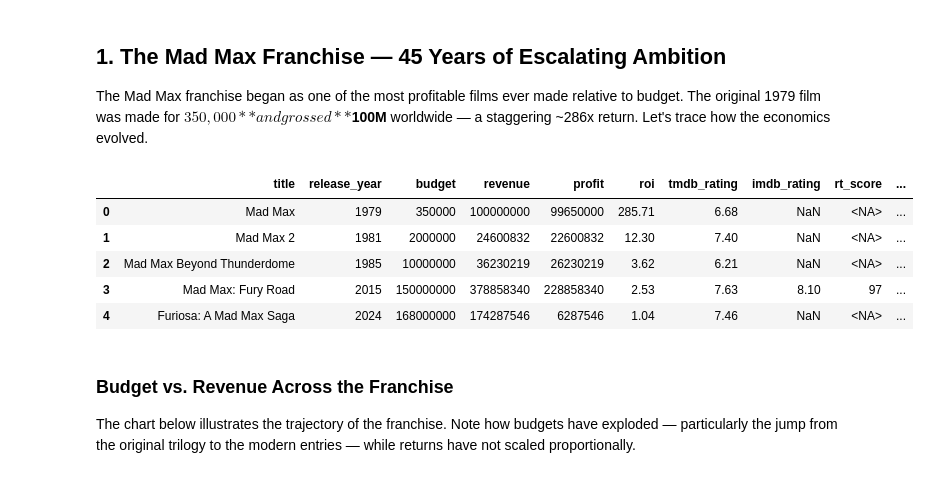
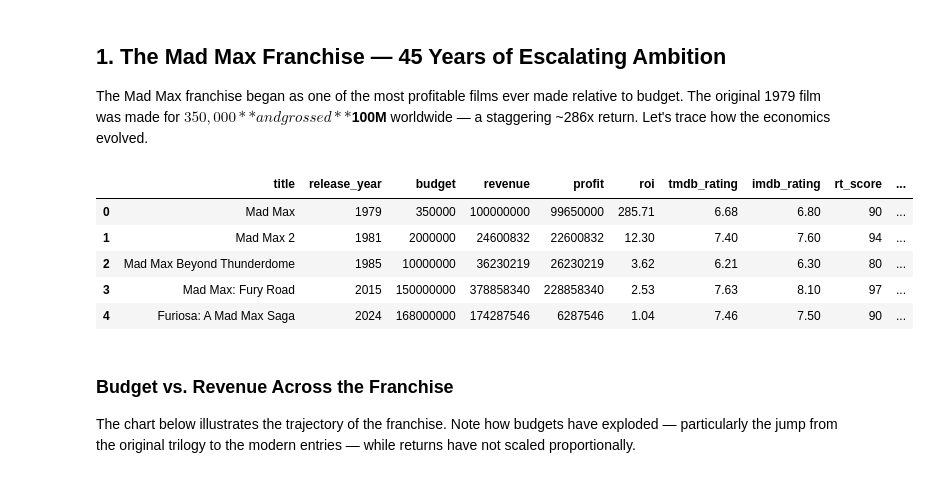
Before and after one commit to JustaKris/Are-You-Not-Entertained, a Jupyter notebook: notebooks/case_studies/01_furiosa_mad_max_saga.ipynb, the cells around one changed output. Drawn from its saved outputs; the diff is of its cells as text; code cells hidden in the pictures.

```diff
--- a/notebooks/case_studies/01_furiosa_mad_max_saga.ipynb
+++ b/notebooks/case_studies/01_furiosa_mad_max_saga.ipynb
@@ -56,39 +56,79 @@ def fmt_millions(val):
 
 The Mad Max franchise began as one of the most profitable films ever made relative to budget. The original 1979 film was made for **$350,000** and grossed **$100M** worldwide — a staggering ~286x return. Let's trace how the economics evolved.
 # %%
-# Load all Mad Max franchise movies
+# Load all Mad Max franchise movies from the database
 mad_max = execute_custom_query("""
     SELECT
         m.title,
         t.release_date,
         t.budget,
         t.revenue,
         t.runtime,
         t.vote_average AS tmdb_rating,
         t.vote_count AS tmdb_votes,
         o.imdb_rating,
+        o.imdb_votes,
         o.rotten_tomatoes_rating AS rt_score,
-        o.director
+        o.metascore,
+        o.director,
+        o.actors,
+        o.rated,
+        o.awards,
+        o.box_office AS us_box_office
     FROM movies m
     JOIN tmdb_movies t ON m.tmdb_id = t.tmdb_id
     LEFT JOIN omdb_movies o ON m.imdb_id = o.imdb_id
     WHERE m.title LIKE '%Mad Max%' OR m.title LIKE '%Furiosa%'
     ORDER BY t.release_date
 """)
 
+# Only Fury Road has full OMDB data in the DB. Supplement the other entries
+# with well-known public data so the franchise table is complete.
+known_data = {
+    "Mad Max": {
+        "imdb_rating": 6.8, "rt_score": 90, "metascore": 73,
+        "director": "George Miller", "rated": "R",
+        "actors": "Mel Gibson, Joanne Samuel, Hugh Keays-Byrne",
+    },
+    "Mad Max 2": {
+        "imdb_rating": 7.6, "rt_score": 94, "metascore": 77,
+        "director": "George Miller", "rated": "R",
+        "actors": "Mel Gibson, Bruce Spence, Michael Preston",
+    },
+    "Mad Max Beyond Thunderdome": {
+        "imdb_rating": 6.3, "rt_score": 80, "metascore": 71,
+        "director": "George Miller, George Ogilvie", "rated": "PG-13",
+        "actors": "Mel Gibson, Tina Turner, Bruce Spence",
+    },
+    "Furiosa: A Mad Max Saga": {
+        "imdb_rating": 7.5, "rt_score": 90, "metascore": 79,
+        "director": "George Miller", "rated": "R",
+        "actors": "Anya Taylor-Joy, Chris Hemsworth, Tom Burke",
+    },
+}
+
+for title, data in known_data.items():
+    mask = mad_max["title"] == title
+    for col, val in data.items():
+        if mask.any() and (pd.isna(mad_max.loc[mask, col].values[0]) or mad_max.loc[mask, col].values[0] is None):
+            mad_max.loc[mask, col] = val
+
 mad_max["release_year"] = pd.to_datetime(mad_max["release_date"]).dt.year
 mad_max["roi"] = (mad_max["revenue"] / mad_max["budget"]).round(2)
 mad_max["profit"] = mad_max["revenue"] - mad_max["budget"]
 
-display_cols = ["title", "release_year", "budget", "revenue", "profit", "roi", "tmdb_rating", "imdb_rating", "rt_score", "director"]
+display_cols = [
+    "title", "release_year", "budget", "revenue", "profit", "roi",
+    "tmdb_rating", "imdb_rating", "rt_score", "director", "rated",
+]
 mad_max[display_cols]
 # %% [output]
 |  | title | release_year | budget | revenue | profit | roi | tmdb_rating | imdb_rating | rt_score | ... |
-| 0 | Mad Max | 1979 | 350000 | 100000000 | 99650000 | 285.71 | 6.68 | NaN | <NA> | ... |
-| 1 | Mad Max 2 | 1981 | 2000000 | 24600832 | 22600832 | 12.30 | 7.40 | NaN | <NA> | ... |
-| 2 | Mad Max Beyond Thunderdome | 1985 | 10000000 | 36230219 | 26230219 | 3.62 | 6.21 | NaN | <NA> | ... |
+| 0 | Mad Max | 1979 | 350000 | 100000000 | 99650000 | 285.71 | 6.68 | 6.80 | 90 | ... |
+| 1 | Mad Max 2 | 1981 | 2000000 | 24600832 | 22600832 | 12.30 | 7.40 | 7.60 | 94 | ... |
+| 2 | Mad Max Beyond Thunderdome | 1985 | 10000000 | 36230219 | 26230219 | 3.62 | 6.21 | 6.30 | 80 | ... |
 | 3 | Mad Max: Fury Road | 2015 | 150000000 | 378858340 | 228858340 | 2.53 | 7.63 | 8.10 | 97 | ... |
-| 4 | Furiosa: A Mad Max Saga | 2024 | 168000000 | 174287546 | 6287546 | 1.04 | 7.46 | NaN | <NA> | ... |
+| 4 | Furiosa: A Mad Max Saga | 2024 | 168000000 | 174287546 | 6287546 | 1.04 | 7.46 | 7.50 | 90 | ... |
 # %% [markdown]
 ### Budget vs. Revenue Across the Franchise
 
```
Also changed, not shown: parts of 8 cells of this notebook.
